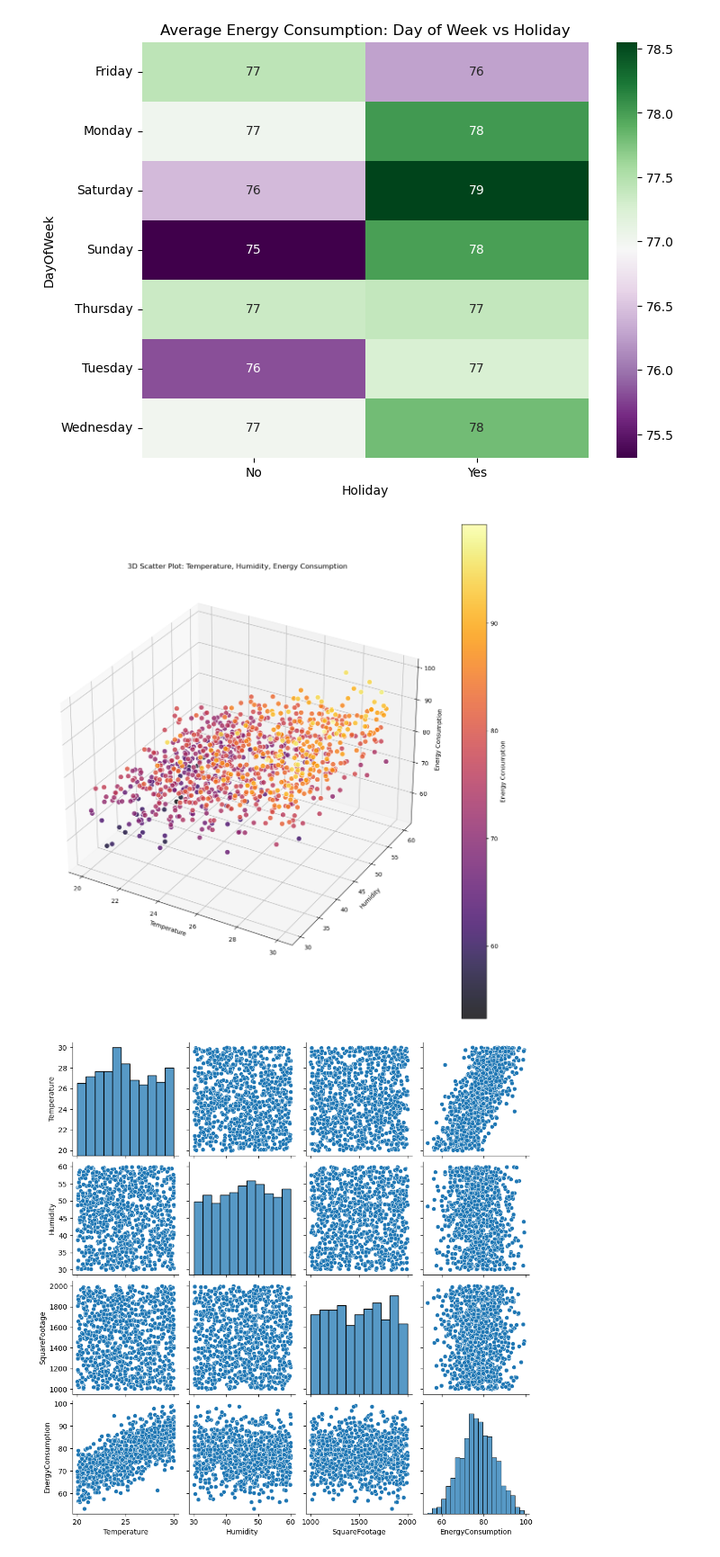
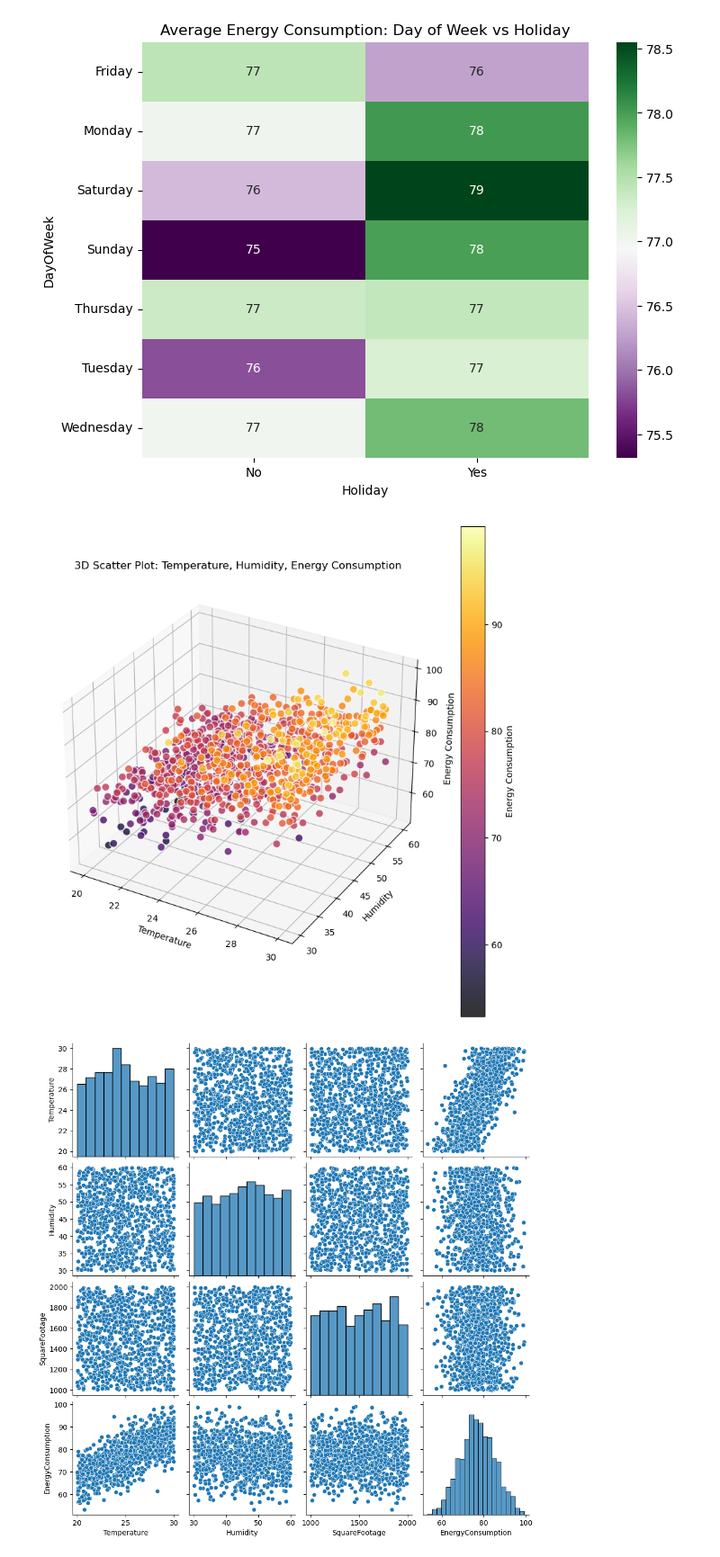
Before and after one commit to Sribidya/Energy-Consumption-prediction, a Jupyter notebook: Energy_Prediction.ipynb, the cells around one changed output. Shown at 90% size. Drawn from its saved outputs; the diff is of its cells as text; code cells hidden in the pictures.

```diff
--- a/Energy_Prediction.ipynb
+++ b/Energy_Prediction.ipynb
@@ -164,14 +183,18 @@ col_summary(df,'Occupancy')
 [figure]
 # %%
 # Group by day of the week and sum energy consumption
+df = pd.read_csv('Energy_consumption.csv')
+display(df['EnergyConsumption'].sum())
+df['EnergyConsumption'] = pd.to_numeric(df['EnergyConsumption'], errors='coerce')
 daily_energy_consumption = df.groupby('DayOfWeek', as_index=False)['EnergyConsumption'].sum()
-
 # Create a bar plot
 plt.figure(figsize=(10, 6))
 sns.barplot(x='DayOfWeek', y='EnergyConsumption', data=daily_energy_consumption, hue='DayOfWeek', palette='viridis')
 plt.title('Total Energy Consumption by Day of the Week', fontsize=16)
 plt.xlabel('Day of the Week', fontsize=14)
-plt.ylabel('Total Energy Consumption (kWh)', fontsize=14)
+plt.ylabel('Total Energy Consumption', fontsize=14)
+# Force the y-axis to show values without scientific notation or scaling
+plt.ticklabel_format(style='plain', axis='y')
 plt.xticks(rotation=45)
 plt.tight_layout()
 plt.show()
@@ -191,24 +215,24 @@ plt.show()
 # %%
 from mpl_toolkits.mplot3d import Axes3D
 
-fig = plt.figure(figsize=(15, 15))
+fig = plt.figure(figsize=(10, 10))
 ax = fig.add_subplot(111, projection='3d')
 
 # Scatter plot for 3 variables
 scatter= ax.scatter(df['Temperature'], df['Humidity'], df['EnergyConsumption'], c=df['EnergyConsumption'],
                       cmap='inferno',
                       s=75, alpha=0.8, edgecolors='w')
 # Adding a color bar
 cbar = plt.colorbar(scatter)
 cbar.set_label('Energy Consumption')
 ax.set_xlabel('Temperature')
 ax.set_ylabel('Humidity')
 ax.set_zlabel('Energy Consumption')
 
 plt.title('3D Scatter Plot: Temperature, Humidity, Energy Consumption')
 plt.show()
 # %% [output]
-[figure, old version]
+[figure, new version]
 # %%
 # Pairplot
 sns.pairplot(df[['Temperature', 'Humidity', 'SquareFootage', 'EnergyConsumption']])
```
Also changed, not shown: parts of 4 cells of this notebook, 1 other file.
